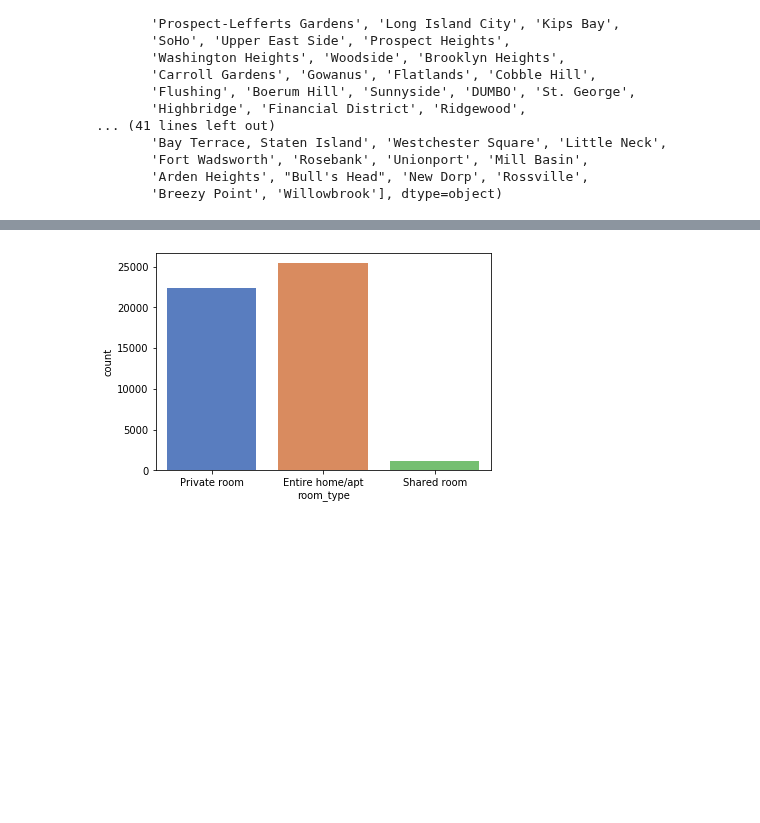
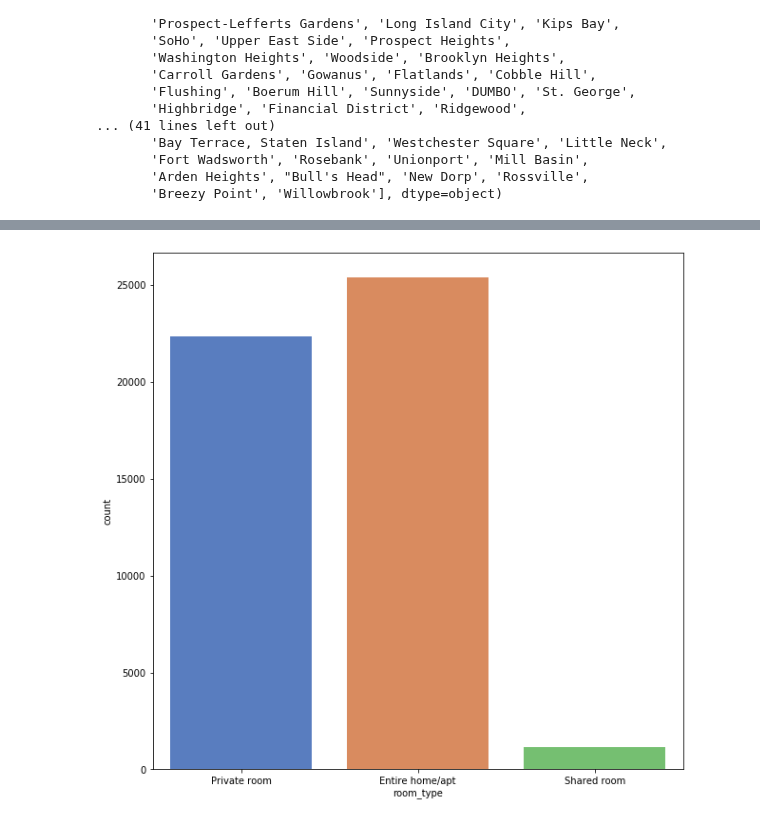
Before and after one commit to SANYAM1996/scatter-plotter, a Jupyter notebook: Analysis_AIRBNB.ipynb, the cells around one changed output, grey strips where cells are left out. Saved outputs shown, nothing was run; the diff lists cells and outputs as text; code cells hidden in the pictures; blank space fills up the shorter version.

```diff
--- a/Analysis_AIRBNB.ipynb
+++ b/Analysis_AIRBNB.ipynb
@@ -119,6 +120,7 @@ plt.show()
 # %%
+plt.figure(figsize=(10,10))
 ax = sns.countplot(df.room_type,palette="muted")
 plt.show()
 # %% [output]
-[figure, old version]
+[figure, new version]
 # %%
```
Also changed, not shown: parts of 14 cells of this notebook.
